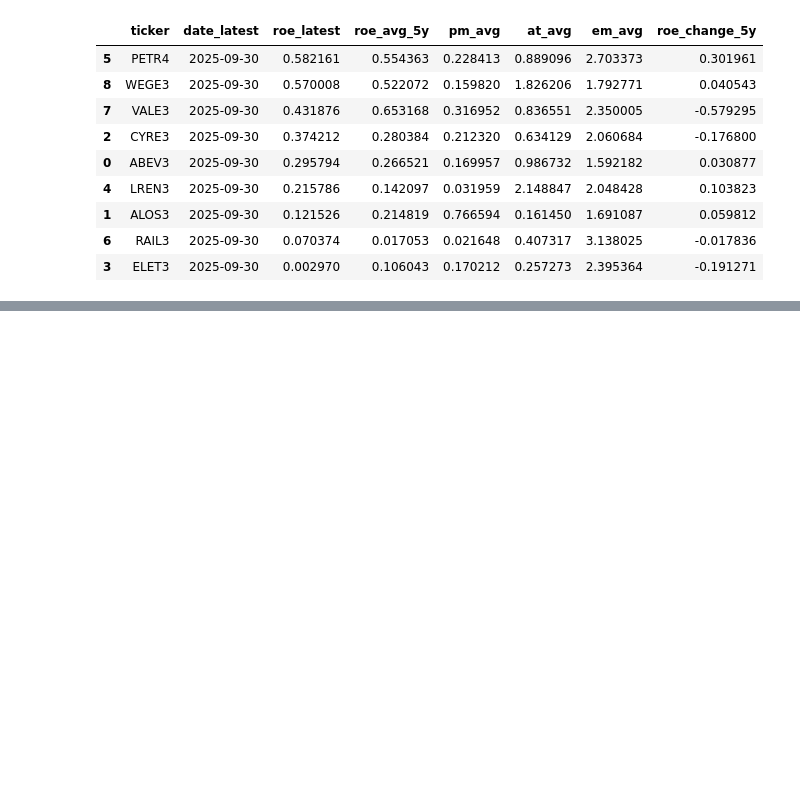
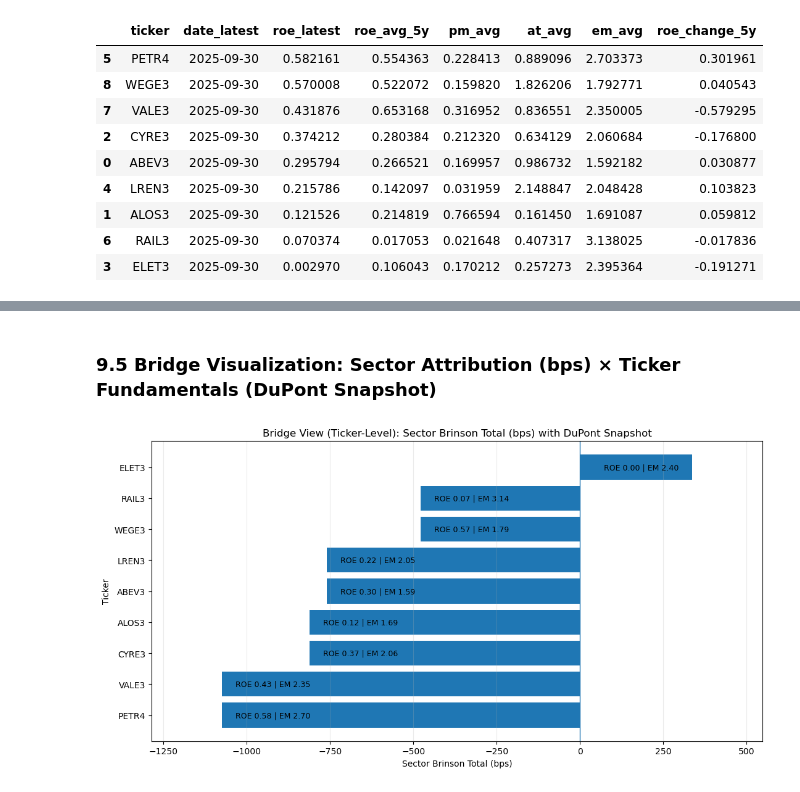
Before and after one commit to manoelbarroso-python-finance/DuPont---Brinson-Where-Did-Alpha-Come-From-, a Jupyter notebook: notebooks/data/01_project_overview.ipynb, the cells around one changed output, grey strips where cells are left out. Cells and saved outputs as stored; diff of their text form; code cells hidden in the pictures; blank space fills up the shorter version.

```diff
--- a/notebooks/data/01_project_overview.ipynb
+++ b/notebooks/data/01_project_overview.ipynb
@@ -910,8 +896,8 @@ import zipfile
 
 def members(doc: str, year: int, prefer="con"):
     """
-    Resolve nomes dos CSVs dentro do ZIP da CVM (ITR/DFP) de forma robusta.
-    prefer: 'con' (consolidado) ou 'ind' (individual)
+    Resolves names of CSVs within the CVM ZIP file (ITR/DFP) in a robust manner.
+    prefer: ‘con’ (consolidated) or ‘ind’ (individual)
     """
     doc = doc.upper()
     prefer = prefer.lower()
@@ -921,7 +907,7 @@ def members(doc: str, year: int, prefer="con"):
     with zipfile.ZipFile(zpath, "r") as z:
         names = z.namelist()
 
-    # normaliza para busca
+
     names_l = {n.lower(): n for n in names}
 
     def pick(prefix_base: str):
@@ -929,7 +915,7 @@ def members(doc: str, year: int, prefer="con"):
         prefix_base ex: 'itr_cia_aberta_dre'
         tenta: _con_{year}.csv -> _ind_{year}.csv -> fallback por regex
         """
-        # tentativa direta (padrão comum)
+
         wanted_1 = f"{prefix_base}_{prefer}_{year}.csv".lower()
         wanted_2 = f"{prefix_base}_{'ind' if prefer=='con' else 'con'}_{year}.csv".lower()
 
@@ -938,7 +924,7 @@ def members(doc: str, year: int, prefer="con"):
         if wanted_2 in names_l:
             return names_l[wanted_2]
 
-        # fallback por regex (caso CVM mude o naming levemente)
+
         pat1 = re.compile(rf"^{re.escape(prefix_base)}_{prefer}_{year}\.csv$", re.I)
         pat2 = re.compile(rf"^{re.escape(prefix_base)}_(con|ind)_{year}\.csv$", re.I)
 
@@ -949,9 +935,9 @@ def members(doc: str, year: int, prefer="con"):
             if pat2.search(n):
                 return n
 
-        raise FileNotFoundError(f"{prefix_base}(_con/_ind)_{year}.csv não encontrado em {zpath}")
+        raise FileNotFoundError(f"{prefix_base}(_con/_ind)_{year}.csv not found in {zpath}")
 
-    # padrões do ITR/DFP (para ITR, seu ZIP mostrou exatamente esses prefixos)
+
     if doc == "ITR":
         return {
             "dre": pick("itr_cia_aberta_dre"),
@@ -965,7 +951,7 @@ def members(doc: str, year: int, prefer="con"):
             "dra": pick("itr_cia_aberta_dra"),
         }
 
-    # se depois você expandir para DFP, a lógica é a mesma (só muda o prefixo base)
+
     if doc == "DFP":
         return {
             "dre": pick("dfp_cia_aberta_dre"),
@@ -1620,0 +1795,59 @@ display(bot3)
+# %% [markdown]
+### 9.5 Bridge Visualization: Sector Attribution (bps) × Ticker Fundamentals (DuPont Snapshot)
+# %%
+dfb = bridge.copy()
+dfb = dfb[dfb["roe_latest"].notna()].copy()
+dfb["total_bps"] = dfb["total"] * 1e4
+
+# Order: best readability (positive to negative or vice-versa)
+dfb = dfb.sort_values("total_bps", ascending=True)
+
+y = dfb["ticker"].astype(str).values
+x = dfb["total_bps"].values
+
+plt.figure(figsize=(11, 5.8))
+bars = plt.barh(y, x)
+plt.axvline(0, linewidth=1)
+
+plt.title("Bridge View (Ticker-Level): Sector Brinson Total (bps) with DuPont Snapshot")
+plt.xlabel("Sector Brinson Total (bps)")
+plt.ylabel("Ticker")
+plt.grid(True, axis="x", alpha=0.25)
+
+# Add breathing room on x-axis
+xmin = np.min(x)
+xmax = np.max(x)
+pad = 0.15 * (xmax - xmin if xmax != xmin else 1.0)
+plt.xlim(xmin - pad, xmax + pad)
+
+# Annotation logic: inside bar if possible; otherwise outside with offset
+for i, r in enumerate(dfb.itertuples(index=False)):
+    label = f"ROE {r.roe_latest:.2f} | EM {r.em_avg:.2f}"
+    val = r.total_bps
+
+    # If bar is long enough, write inside; else outside
+    if abs(val) >= 250:  # threshold in bps
+        # inside: align toward the bar
+        inset = 40
+        if val >= 0:
+            x_text = val - inset
+            ha = "right"
+        else:
+            x_text = val + inset
+            ha = "left"
+        plt.text(x_text, i, label, va="center", ha=ha, fontsize=9, clip_on=True)
+    else:
+        # outside: small offset away from the bar end
+        offset = 40
+        if val >= 0:
+            x_text = val + offset
+            ha = "left"
+        else:
+            x_text = val - offset
+            ha = "right"
+        plt.text(x_text, i, label, va="center", ha=ha, fontsize=9)
+
+plt.tight_layout()
+plt.show()
+# %% [output]
+[figure, added]
```
Also changed, not shown: parts of 50 cells of this notebook.
